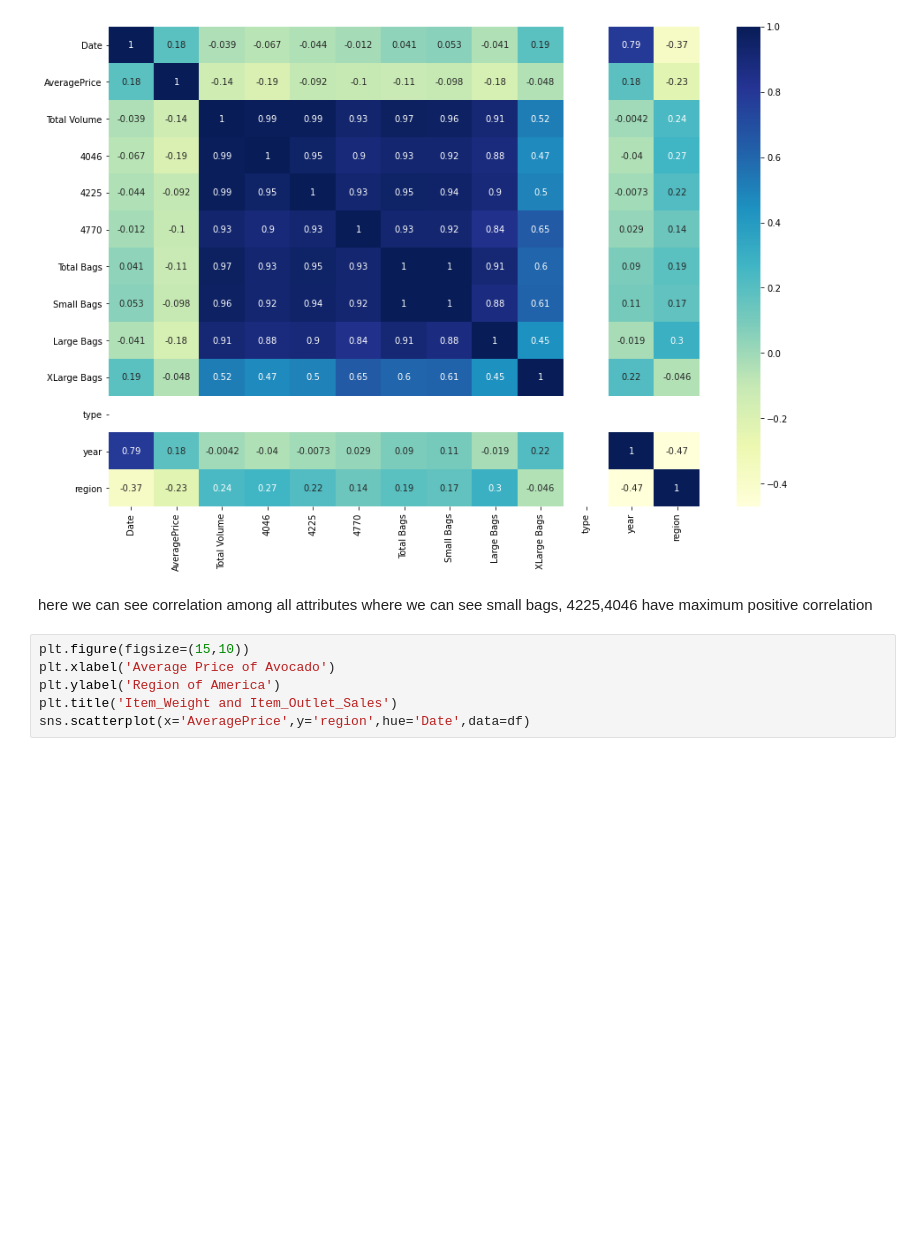
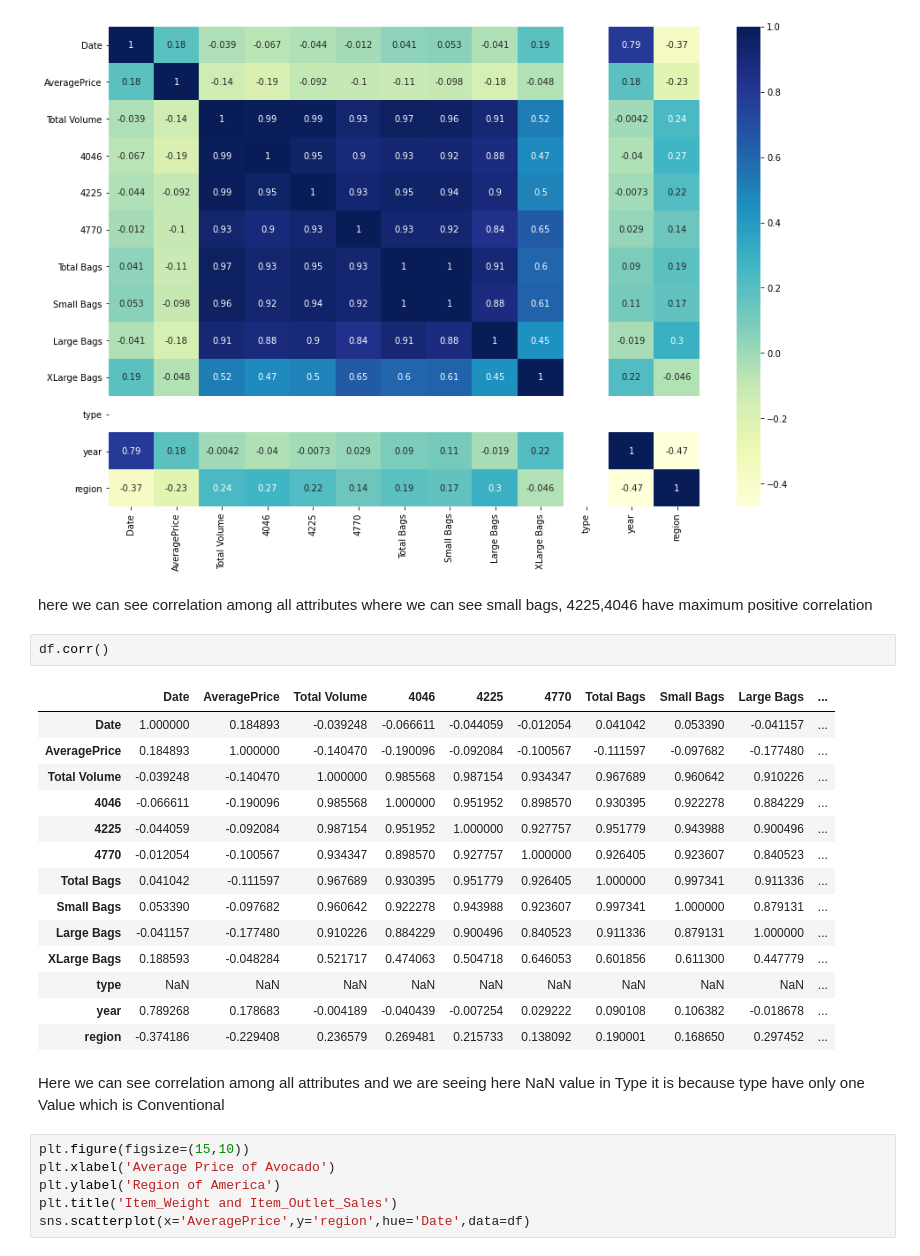
Before and after one commit to Anwesh91/M20_Prpject2020, a Jupyter notebook: M20_P3_Avocado.ipynb, the cells around one changed output. Drawn from its saved outputs; the diff is of its cells as text; blank space fills up the shorter version.

```diff
--- a/M20_P3_Avocado.ipynb
+++ b/M20_P3_Avocado.ipynb
@@ -348,6 +348,26 @@ plt.show()
 # %% [markdown]
 here we can see correlation among all attributes
 where we can see small bags, 4225,4046 have maximum positive correlation
+# %%
+df.corr()
+# %% [output]
+|  | Date | AveragePrice | Total Volume | 4046 | 4225 | 4770 | Total Bags | Small Bags | Large Bags | ... |
+| Date | 1.000000 | 0.184893 | -0.039248 | -0.066611 | -0.044059 | -0.012054 | 0.041042 | 0.053390 | -0.041157 | ... |
+| AveragePrice | 0.184893 | 1.000000 | -0.140470 | -0.190096 | -0.092084 | -0.100567 | -0.111597 | -0.097682 | -0.177480 | ... |
+| Total Volume | -0.039248 | -0.140470 | 1.000000 | 0.985568 | 0.987154 | 0.934347 | 0.967689 | 0.960642 | 0.910226 | ... |
+| 4046 | -0.066611 | -0.190096 | 0.985568 | 1.000000 | 0.951952 | 0.898570 | 0.930395 | 0.922278 | 0.884229 | ... |
+| 4225 | -0.044059 | -0.092084 | 0.987154 | 0.951952 | 1.000000 | 0.927757 | 0.951779 | 0.943988 | 0.900496 | ... |
+| 4770 | -0.012054 | -0.100567 | 0.934347 | 0.898570 | 0.927757 | 1.000000 | 0.926405 | 0.923607 | 0.840523 | ... |
+| Total Bags | 0.041042 | -0.111597 | 0.967689 | 0.930395 | 0.951779 | 0.926405 | 1.000000 | 0.997341 | 0.911336 | ... |
+| Small Bags | 0.053390 | -0.097682 | 0.960642 | 0.922278 | 0.943988 | 0.923607 | 0.997341 | 1.000000 | 0.879131 | ... |
+| Large Bags | -0.041157 | -0.177480 | 0.910226 | 0.884229 | 0.900496 | 0.840523 | 0.911336 | 0.879131 | 1.000000 | ... |
+| XLarge Bags | 0.188593 | -0.048284 | 0.521717 | 0.474063 | 0.504718 | 0.646053 | 0.601856 | 0.611300 | 0.447779 | ... |
+| type | NaN | NaN | NaN | NaN | NaN | NaN | NaN | NaN | NaN | ... |
+| year | 0.789268 | 0.178683 | -0.004189 | -0.040439 | -0.007254 | 0.029222 | 0.090108 | 0.106382 | -0.018678 | ... |
+| region | -0.374186 | -0.229408 | 0.236579 | 0.269481 | 0.215733 | 0.138092 | 0.190001 | 0.168650 | 0.297452 | ... |
+# %% [markdown]
+Here we can see correlation among all attributes
+and we are seeing here NaN value in Type it is because type have only one Value which is Conventional
 # %%
 plt.figure(figsize=(15,10))
 plt.xlabel('Average Price of Avocado')
```
Also changed, not shown: parts of 9 cells of this notebook, 2 other files.
